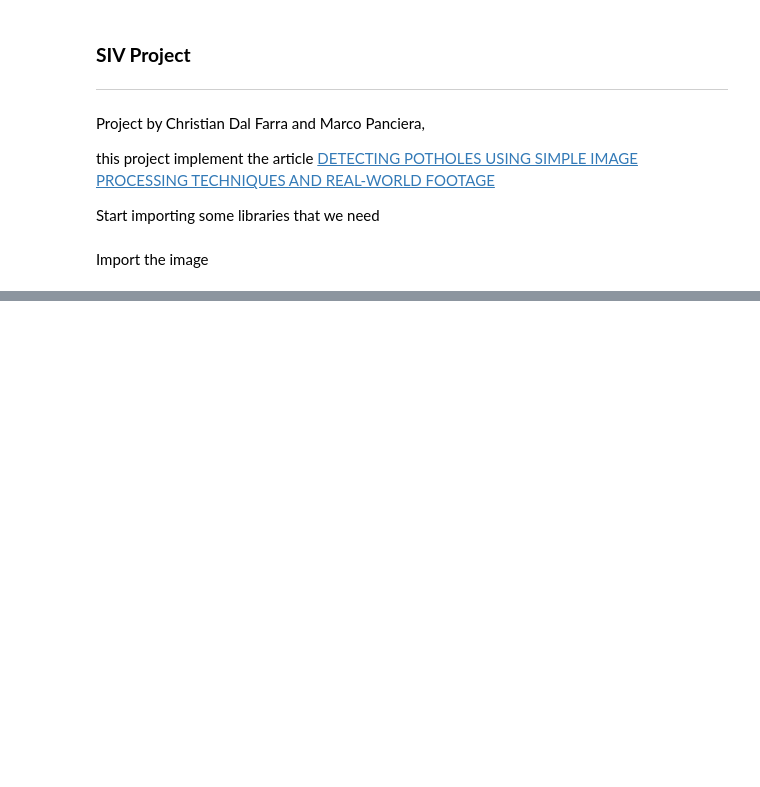
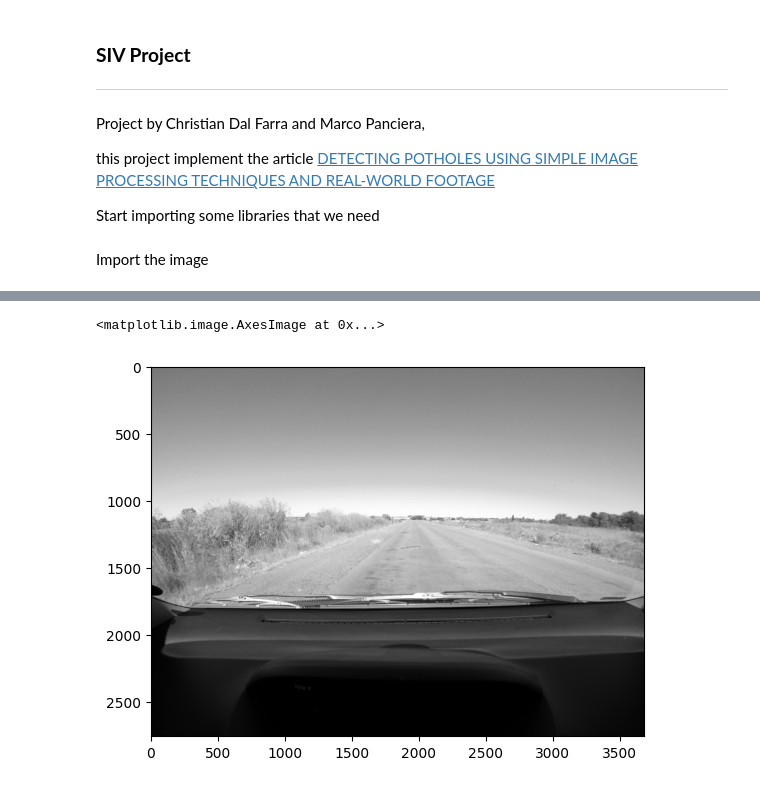
Before and after one commit to christiandalfarra/SIVProject, a Jupyter notebook: progetto_buche.ipynb, the cells around one changed output, grey strips where cells are left out. Cells and saved outputs as stored; diff of their text form; code cells hidden in the pictures; blank space fills up the shorter version.

```diff
--- a/progetto_buche.ipynb
+++ b/progetto_buche.ipynb
@@ -23,0 +37,7 @@ plt.imshow(image)
+# %%
+# Applica un filtro gaussiano per ridurre il rumore
+blurred_image = cv2.GaussianBlur(gray_image, (3, 3),0)
+plt.imshow(blurred_image, cmap='gray')
+# %% [output]
+<matplotlib.image.AxesImage at 0x...>
+[figure, added]
```
Also changed, not shown: parts of 8 cells of this notebook, 24 other files.
